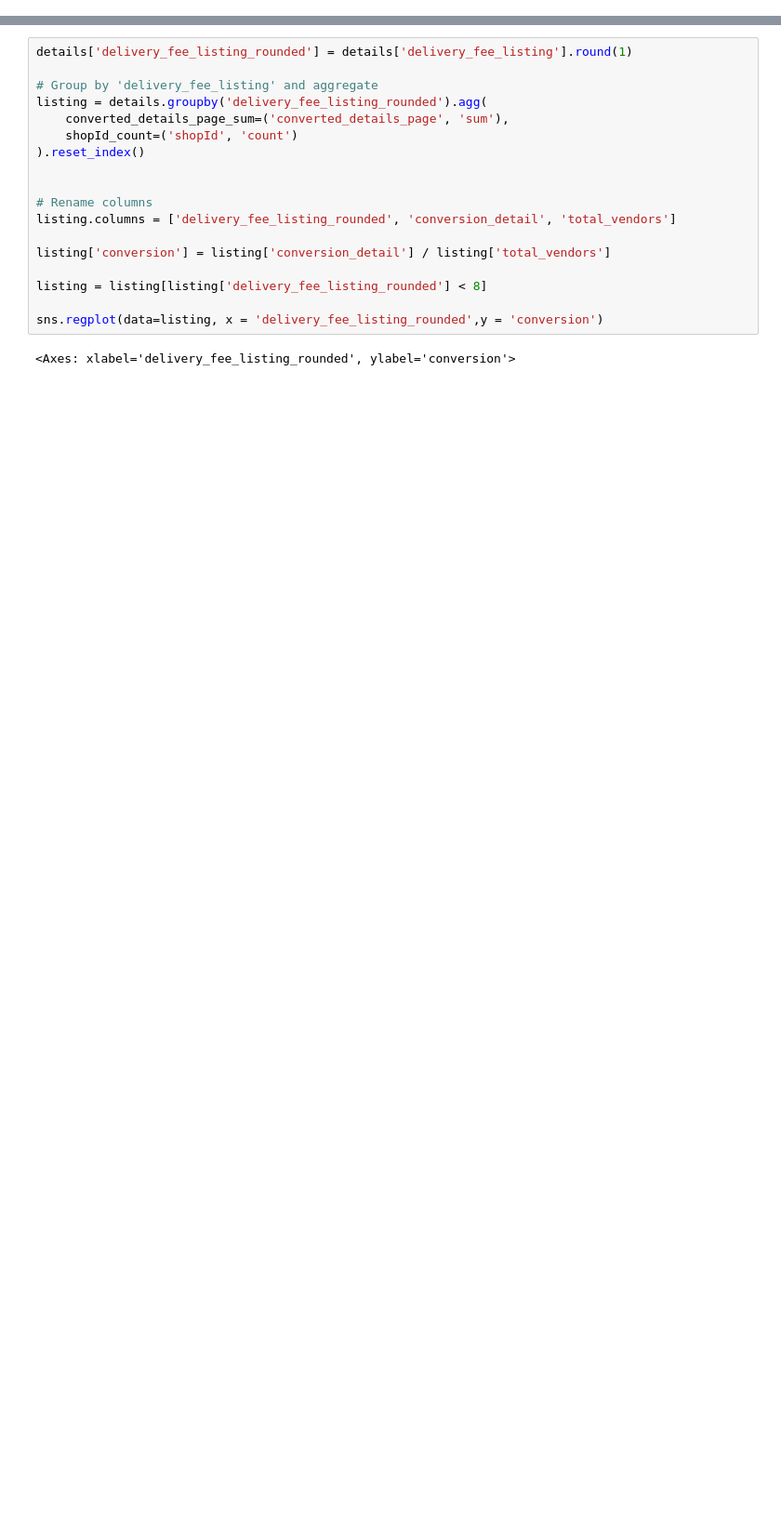
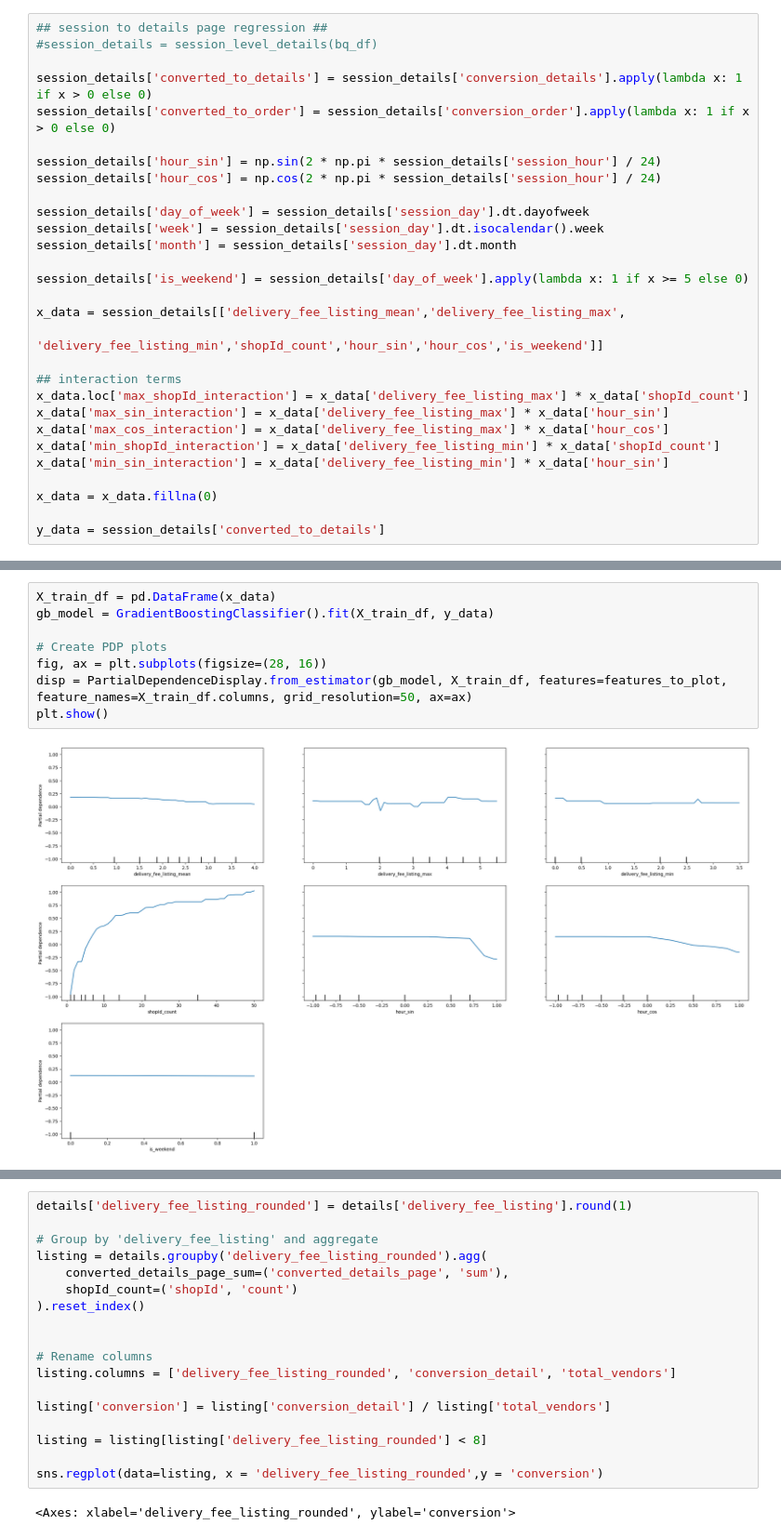
Before and after one commit to shazebasad-dh/https---github.com-deliveryhero-global_pricing, a Jupyter notebook: team/Shazeb/Impressions_data/analysis.ipynb, the cells around one changed output, grey strips where cells are left out. Shown at 93% size. Cells and saved outputs as stored; diff of their text form; blank space fills up the shorter version.

```diff
--- a/team/Shazeb/Impressions_data/analysis.ipynb
+++ b/team/Shazeb/Impressions_data/analysis.ipynb
@@ -206,0 +483,29 @@ def impression_details():
+# %%
+## session to details page regression ##
+#session_details = session_level_details(bq_df)
+
+session_details['converted_to_details'] = session_details['conversion_details'].apply(lambda x: 1 if x > 0 else 0)
+session_details['converted_to_order'] = session_details['conversion_order'].apply(lambda x: 1 if x > 0 else 0)
+
+session_details['hour_sin'] = np.sin(2 * np.pi * session_details['session_hour'] / 24)
+session_details['hour_cos'] = np.cos(2 * np.pi * session_details['session_hour'] / 24)
+
+session_details['day_of_week'] = session_details['session_day'].dt.dayofweek
+session_details['week'] = session_details['session_day'].dt.isocalendar().week
+session_details['month'] = session_details['session_day'].dt.month
+
+session_details['is_weekend'] = session_details['day_of_week'].apply(lambda x: 1 if x >= 5 else 0)
+
+x_data = session_details[['delivery_fee_listing_mean','delivery_fee_listing_max',
+                          'delivery_fee_listing_min','shopId_count','hour_sin','hour_cos','is_weekend']]
+
+## interaction terms
+x_data.loc['max_shopId_interaction'] = x_data['delivery_fee_listing_max'] * x_data['shopId_count']
+x_data['max_sin_interaction'] = x_data['delivery_fee_listing_max'] * x_data['hour_sin']
+x_data['max_cos_interaction'] = x_data['delivery_fee_listing_max'] * x_data['hour_cos']
+x_data['min_shopId_interaction'] = x_data['delivery_fee_listing_min'] * x_data['shopId_count']
+x_data['min_sin_interaction'] = x_data['delivery_fee_listing_min'] * x_data['hour_sin']
+
+x_data = x_data.fillna(0)
+
+y_data = session_details['converted_to_details']
@@ -206,0 +607,10 @@ def impression_details():
+# %%
+X_train_df = pd.DataFrame(x_data)
+gb_model = GradientBoostingClassifier().fit(X_train_df, y_data)
+
+# Create PDP plots
+fig, ax = plt.subplots(figsize=(28, 16))
+disp = PartialDependenceDisplay.from_estimator(gb_model, X_train_df, features=features_to_plot, feature_names=X_train_df.columns, grid_resolution=50, ax=ax)
+plt.show()
+# %% [output]
+[figure, added]
```
Also changed, not shown: parts of 62 cells of this notebook.
